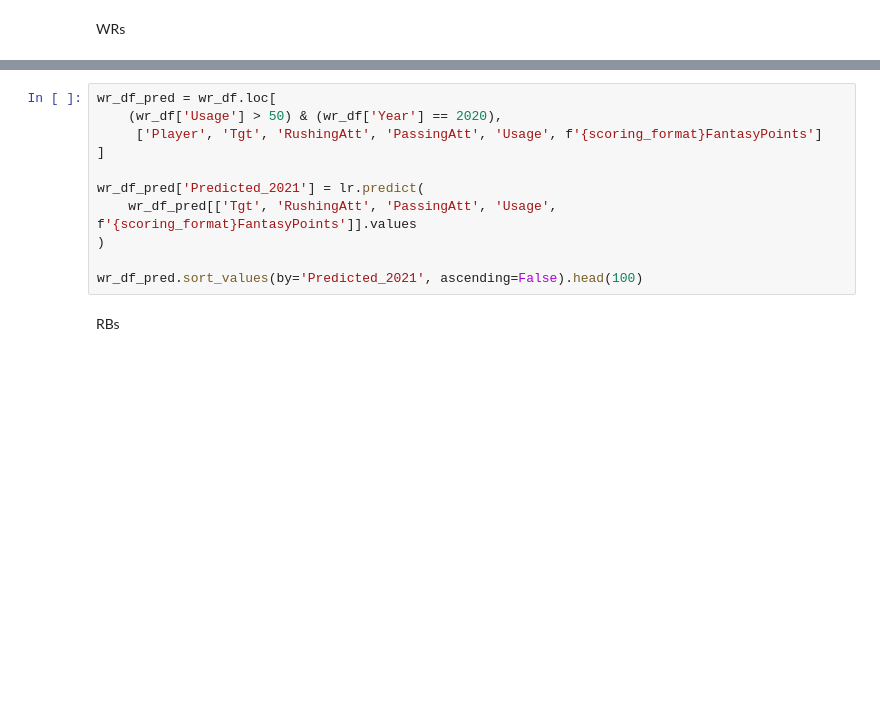
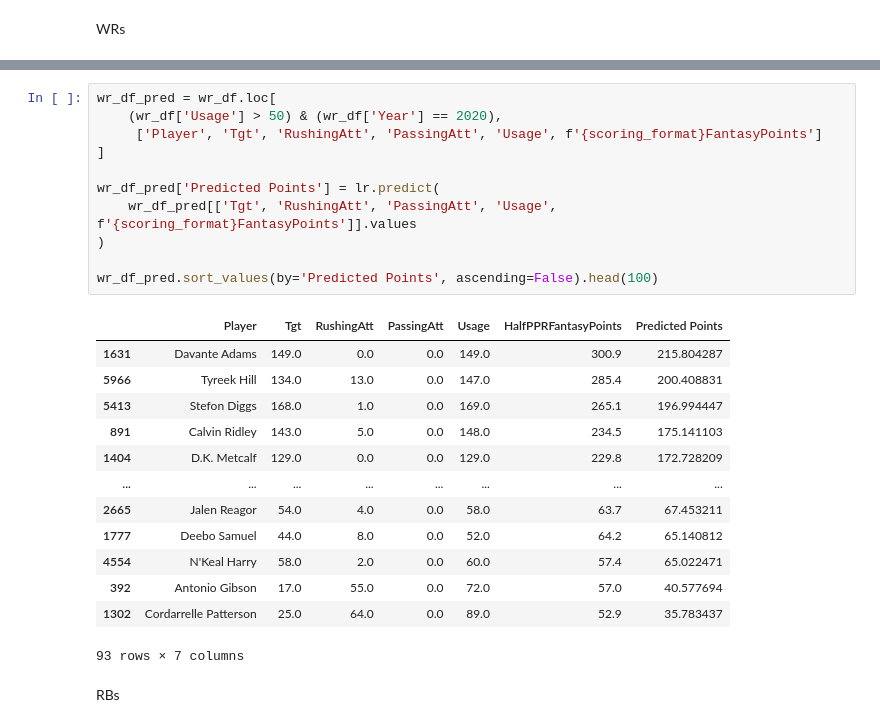
Before and after one commit to srtalaie/FFDataProject, a Jupyter notebook: notebooks/SupervisedMachineLearning.ipynb, the cells around one changed output, grey strips where cells are left out. Drawn from its saved outputs; the diff is of its cells as text; blank space fills up the shorter version.

```diff
--- a/notebooks/SupervisedMachineLearning.ipynb
+++ b/notebooks/SupervisedMachineLearning.ipynb
@@ -104,14 +106,28 @@ mean_absolute_error(WR_y_test, WR_y_predict)
 # %%
 wr_df_pred = wr_df.loc[
     (wr_df['Usage'] > 50) & (wr_df['Year'] == 2020),
      ['Player', 'Tgt', 'RushingAtt', 'PassingAtt', 'Usage', f'{scoring_format}FantasyPoints']
 ]
 
-wr_df_pred['Predicted_2021'] = lr.predict(
+wr_df_pred['Predicted Points'] = lr.predict(
     wr_df_pred[['Tgt', 'RushingAtt', 'PassingAtt', 'Usage', f'{scoring_format}FantasyPoints']].values
 )
 
-wr_df_pred.sort_values(by='Predicted_2021', ascending=False).head(100)
+wr_df_pred.sort_values(by='Predicted Points', ascending=False).head(100)
+# %% [output]
+|  | Player | Tgt | RushingAtt | PassingAtt | Usage | HalfPPRFantasyPoints | Predicted Points |
+| 1631 | Davante Adams | 149.0 | 0.0 | 0.0 | 149.0 | 300.9 | 215.804287 |
+| 5966 | Tyreek Hill | 134.0 | 13.0 | 0.0 | 147.0 | 285.4 | 200.408831 |
+| 5413 | Stefon Diggs | 168.0 | 1.0 | 0.0 | 169.0 | 265.1 | 196.994447 |
+| 891 | Calvin Ridley | 143.0 | 5.0 | 0.0 | 148.0 | 234.5 | 175.141103 |
+| 1404 | D.K. Metcalf | 129.0 | 0.0 | 0.0 | 129.0 | 229.8 | 172.728209 |
+| ... | ... | ... | ... | ... | ... | ... | ... |
+| 2665 | Jalen Reagor | 54.0 | 4.0 | 0.0 | 58.0 | 63.7 | 67.453211 |
+| 1777 | Deebo Samuel | 44.0 | 8.0 | 0.0 | 52.0 | 64.2 | 65.140812 |
+| 4554 | N'Keal Harry | 58.0 | 2.0 | 0.0 | 60.0 | 57.4 | 65.022471 |
+| 392 | Antonio Gibson | 17.0 | 55.0 | 0.0 | 72.0 | 57.0 | 40.577694 |
+| 1302 | Cordarrelle Patterson | 25.0 | 64.0 | 0.0 | 89.0 | 52.9 | 35.783437 |
+93 rows × 7 columns
 # %% [markdown]
 RBs
 # %%
```
Also changed, not shown: parts of 7 cells of this notebook, 3 other files.
